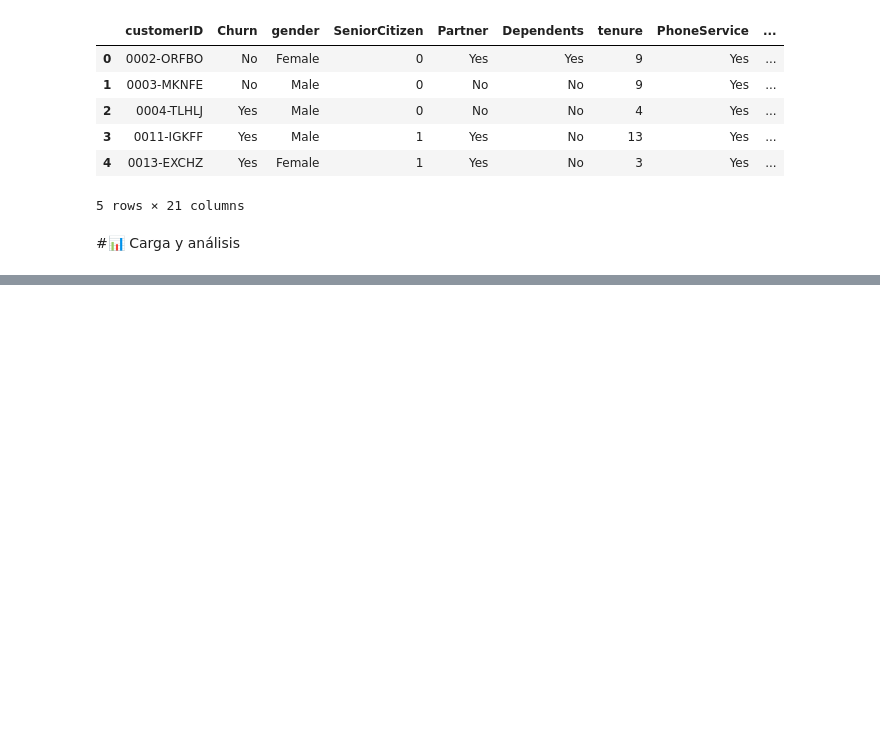
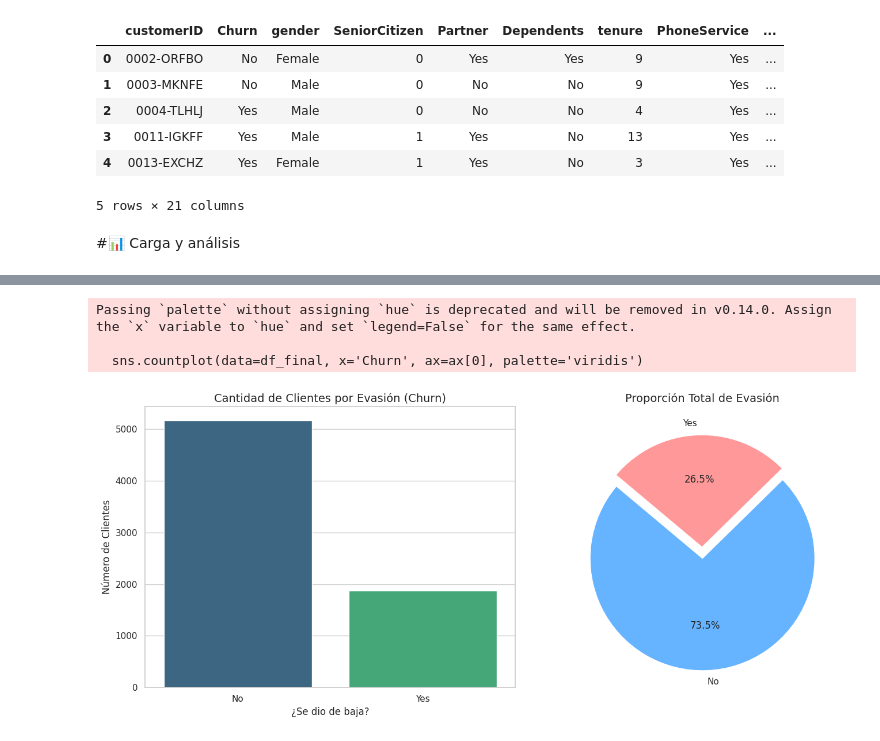
Before and after one commit to Charlez42/ejercicio-telecomx, a Jupyter notebook: TelecomX_LATAM_FUENTES.ipynb, the cells around one changed output, grey strips where cells are left out. Drawn from its saved outputs; the diff is of its cells as text; code cells hidden in the pictures; blank space fills up the shorter version.

```diff
--- a/TelecomX_LATAM_FUENTES.ipynb
+++ b/TelecomX_LATAM_FUENTES.ipynb
@@ -70,0 +120,32 @@ Dataset listo con 7043 registros.
+# %%
+import matplotlib.pyplot as plt
+import seaborn as sns
+
+# 1. Configuramos el estilo visual de los gráficos
+sns.set_theme(style="whitegrid")
+
+# 2. Creamos una figura con dos espacios (uno para el gráfico de barras y otro para el de pastel)
+fig, ax = plt.subplots(1, 2, figsize=(14, 6))
+
+# --- GRÁFICO 1: CONTEO DE CLIENTES (BARRAS) ---
+# Usamos countplot para que Python cuente automáticamente cuántos "Yes" y "No" hay.
+sns.countplot(data=df_final, x='Churn', ax=ax[0], palette='viridis')
+ax[0].set_title('Cantidad de Clientes por Evasión (Churn)', fontsize=14)
+ax[0].set_xlabel('¿Se dio de baja?', fontsize=12)
+ax[0].set_ylabel('Número de Clientes', fontsize=12)
+
+# --- GRÁFICO 2: PROPORCIÓN PORCENTUAL (PASTEL) ---
+# Primero calculamos los porcentajes
+datos_churn = df_final['Churn'].value_counts()
+ax[1].pie(datos_churn, labels=datos_churn.index, autopct='%1.1f%%',
+        startangle=140, colors=['#66b3ff','#ff9999'], explode=(0.1, 0))
+ax[1].set_title('Proporción Total de Evasión', fontsize=14)
+
+# 3. Ajustamos el diseño para que no se amontonen los elementos
+plt.tight_layout()
+plt.show()
+# %% [output]
+Passing `palette` without assigning `hue` is deprecated and will be removed in v0.14.0. Assign the `x` variable to `hue` and set `legend=False` for the same effect.
+
+  sns.countplot(data=df_final, x='Churn', ax=ax[0], palette='viridis')
+[figure, added]
```
Also changed, not shown: parts of 7 cells of this notebook.
